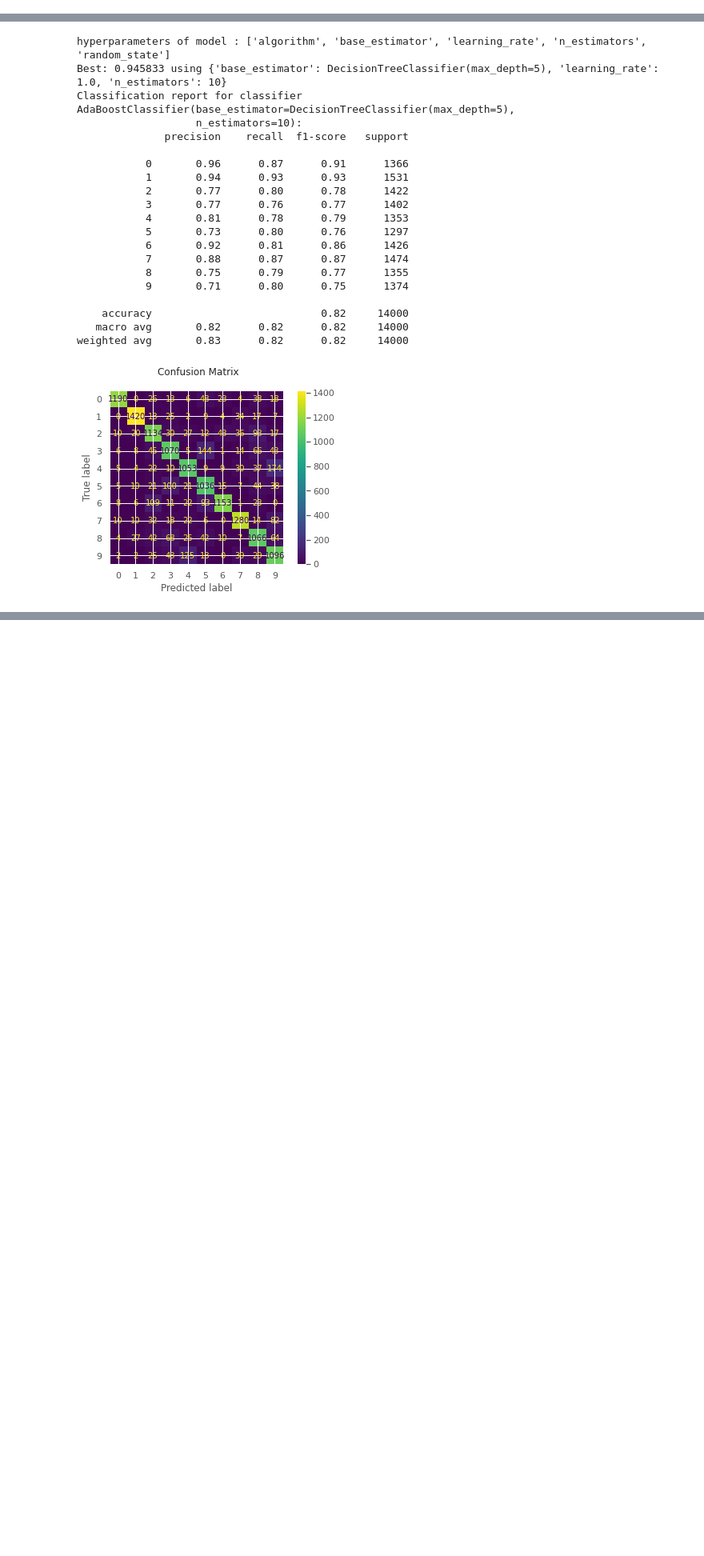
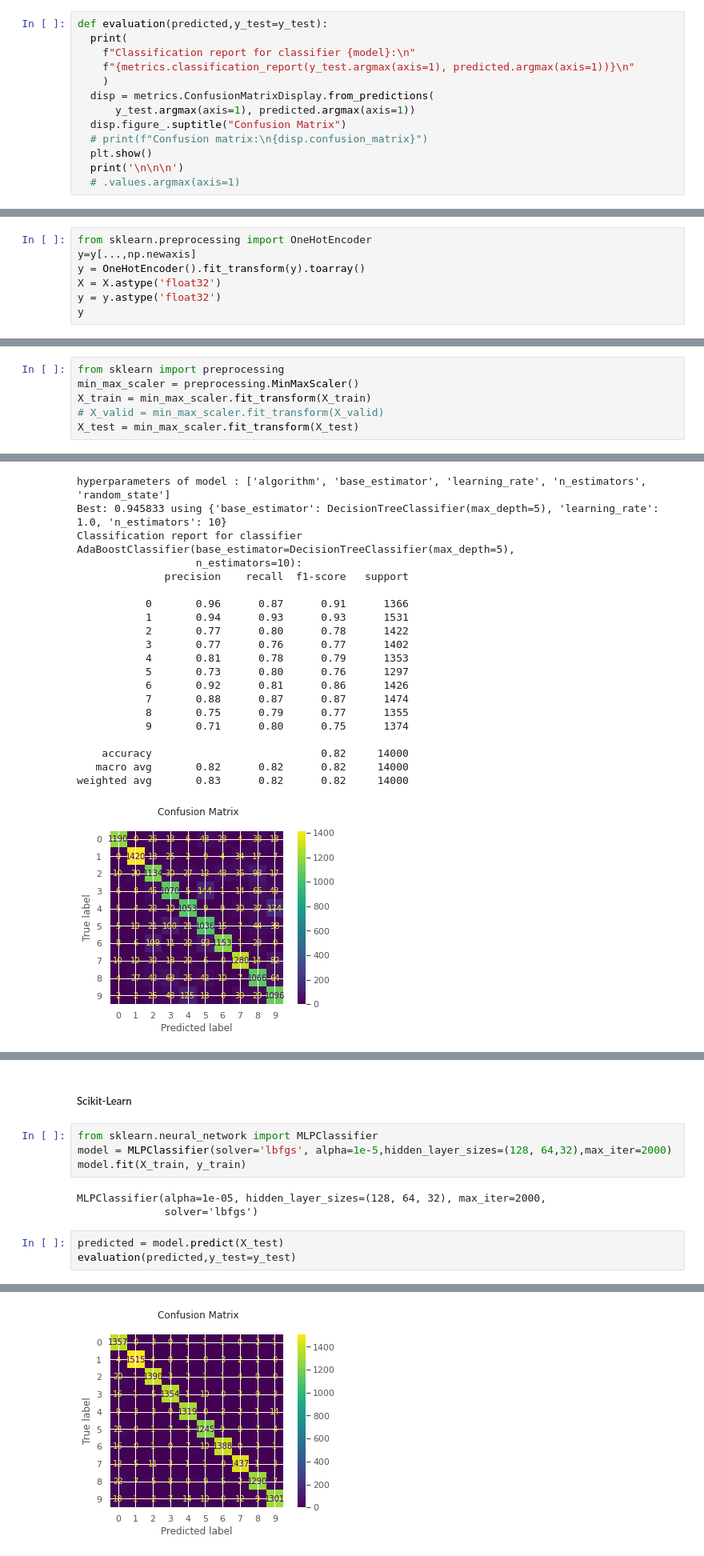
Before and after one commit to peyman886/ADS, a Jupyter notebook: 3_Classification/Classification.ipynb, the cells around one changed output, grey strips where cells are left out. Shown: that part at 80% size. Cells and saved outputs as stored; diff of their text form; blank space fills up the shorter version.

```diff
--- a/3_Classification/Classification.ipynb
+++ b/3_Classification/Classification.ipynb
@@ -249,3 +255,16 @@ weighted avg       0.93      0.93      0.93        40
 [figure]
 # %% [markdown]
 # Multi-Class Clssification
+# %%
+def evaluation(predicted,y_test=y_test):
+  print(
+    f"Classification report for classifier {model}:\n"
+    f"{metrics.classification_report(y_test.argmax(axis=1), predicted.argmax(axis=1))}\n"
+    )
+  disp = metrics.ConfusionMatrixDisplay.from_predictions(
+      y_test.argmax(axis=1), predicted.argmax(axis=1))
+  disp.figure_.suptitle("Confusion Matrix")
+  # print(f"Confusion matrix:\n{disp.confusion_matrix}")
+  plt.show()
+  print('\n\n\n')
+  # .values.argmax(axis=1)
@@ -276,0 +307,7 @@ show_images(50)
+# %%
+from sklearn.preprocessing import OneHotEncoder
+y=y[...,np.newaxis]
+y = OneHotEncoder().fit_transform(y).toarray()
+X = X.astype('float32')
+y = y.astype('float32')
+y
@@ -294 +341,7 @@ shape y_train: (56000,)
+# %%
+from sklearn import preprocessing
+min_max_scaler = preprocessing.MinMaxScaler()
+X_train = min_max_scaler.fit_transform(X_train)
+# X_valid = min_max_scaler.fit_transform(X_valid)
+X_test = min_max_scaler.fit_transform(X_test)
 # %% [markdown]
@@ -697,0 +757,13 @@ weighted avg       0.83      0.82      0.82     14000
+# %% [markdown]
+##### Scikit-Learn
+# %%
+from sklearn.neural_network import MLPClassifier
+model = MLPClassifier(solver='lbfgs', alpha=1e-5,hidden_layer_sizes=(128, 64,32),max_iter=2000)
+model.fit(X_train, y_train)
+# %% [output]
+MLPClassifier(alpha=1e-05, hidden_layer_sizes=(128, 64, 32), max_iter=2000,
+              solver='lbfgs')
+# %%
+predicted = model.predict(X_test)
+evaluation(predicted,y_test=y_test)
+# %% [output]
@@ -697,0 +789 @@ weighted avg       0.83      0.82      0.82     14000
+[figure, added]
```
Also changed, not shown: parts of 36 cells of this notebook.
